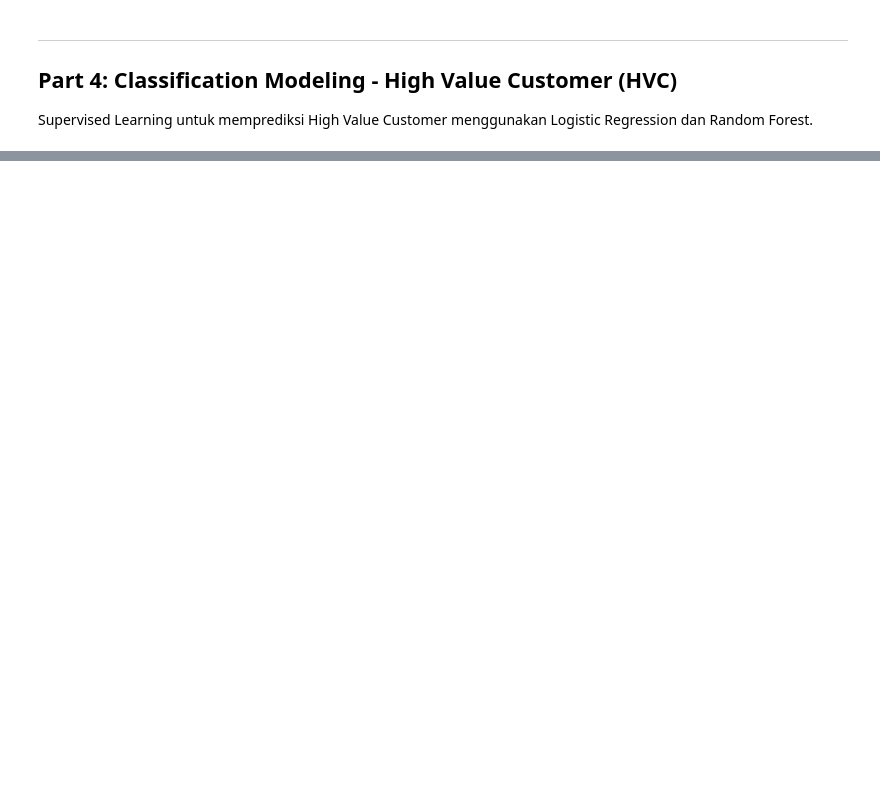
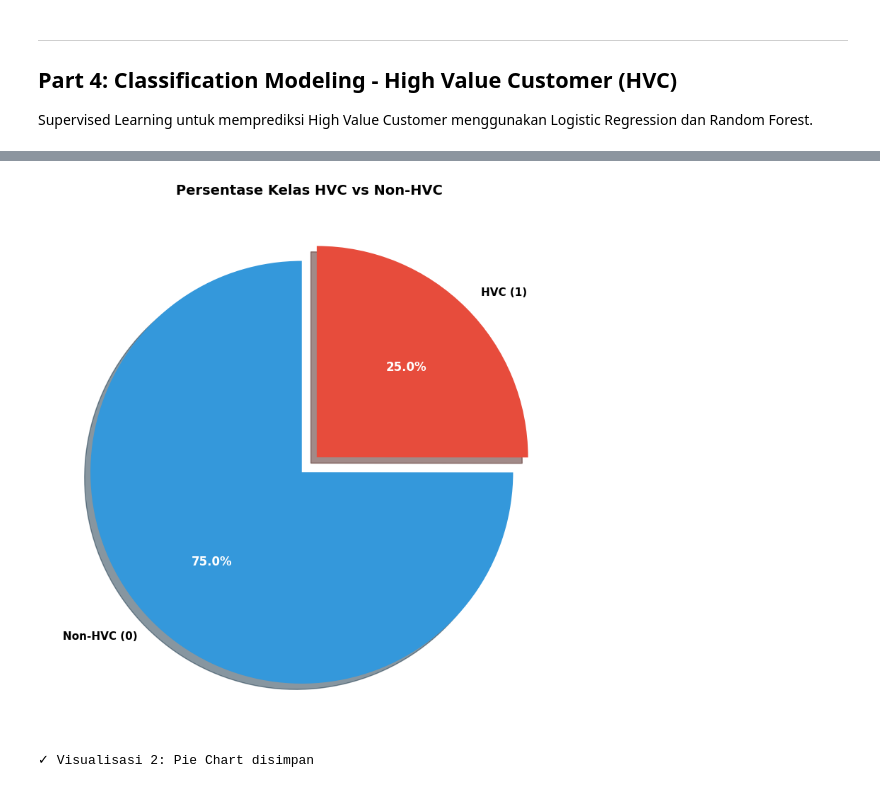
Before and after one commit to SidqiAlfareza/FinalDM, a Jupyter notebook: Documentation.ipynb, the cells around one changed output, grey strips where cells are left out. Drawn from its saved outputs; the diff is of its cells as text; code cells hidden in the pictures; blank space fills up the shorter version.

```diff
--- a/Documentation.ipynb
+++ b/Documentation.ipynb
@@ -591,0 +772,27 @@ plt.show()
+# %%
+# Visualisasi 2: Pie Chart - Persentase
+fig2 = plt.figure(figsize=(10, 8))
+explode = (0.05, 0.05)
+
+wedges, texts, autotexts = plt.pie(hvc_counts.values,
+                                     labels=labels_text,
+                                     colors=colors,
+                                     autopct='%1.1f%%',
+                                     startangle=90,
+                                     explode=explode,
+                                     shadow=True,
+                                     textprops={'fontsize': 11, 'fontweight': 'bold'})
+plt.title('Persentase Kelas HVC vs Non-HVC', fontsize=14, fontweight='bold')
+
+for autotext in autotexts:
+    autotext.set_color('white')
+    autotext.set_fontsize(12)
+    autotext.set_fontweight('bold')
+
+plt.tight_layout()
+plt.show()
+
+print("✓ Visualisasi 2: Pie Chart disimpan")
+# %% [output]
+[figure, added]
+✓ Visualisasi 2: Pie Chart disimpan
```
Also changed, not shown: parts of 35 cells of this notebook, 18 other files.
